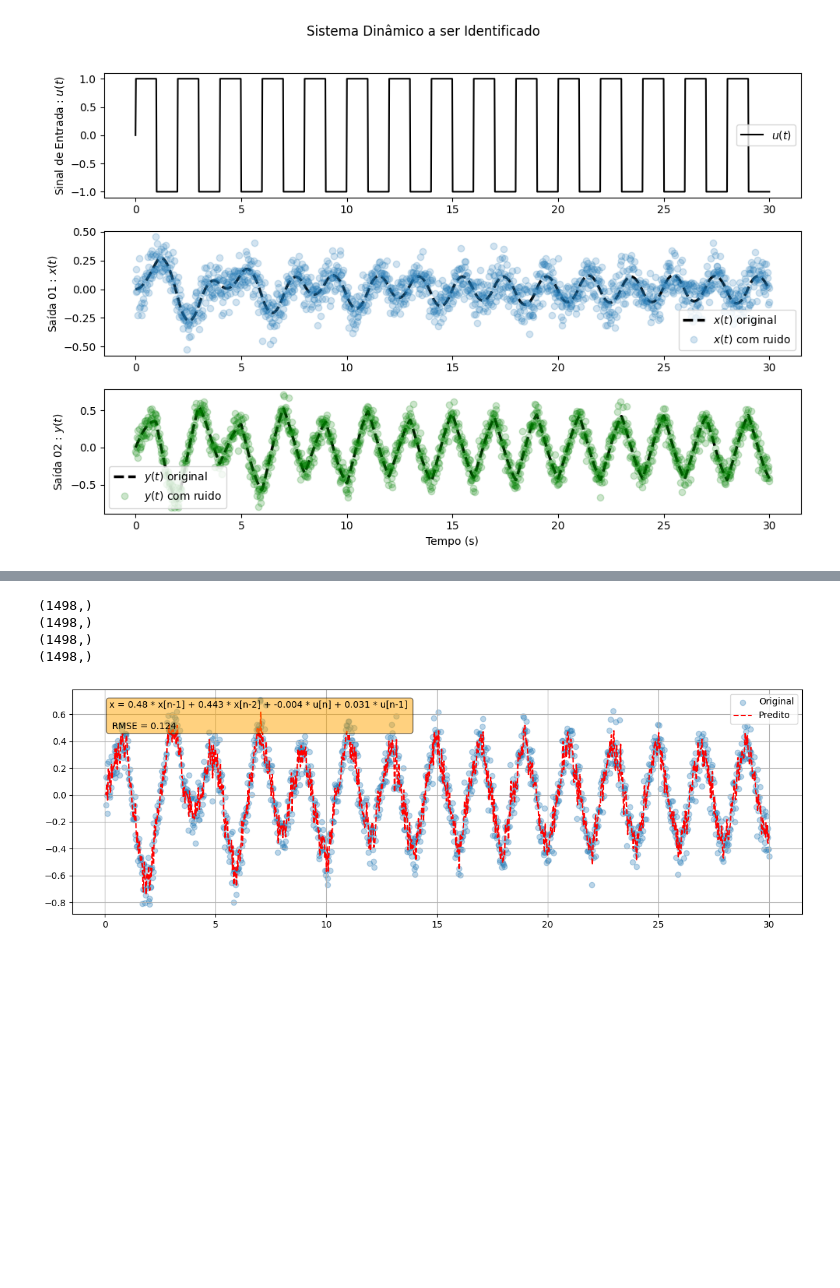
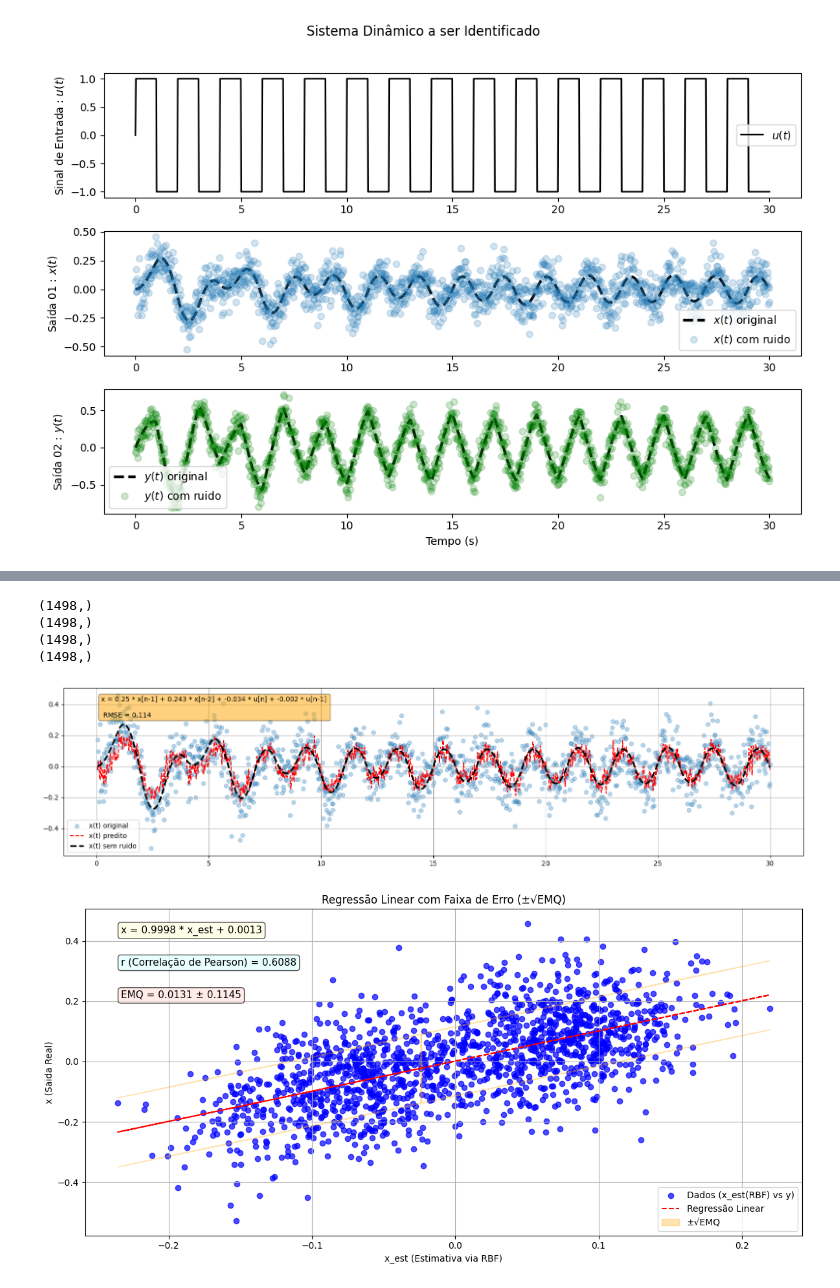
Before and after one commit to EnzoFSouza/computacao_numerica, a Jupyter notebook: Projeto_01_U2.ipynb, the cells around one changed output, grey strips where cells are left out. Saved outputs shown, nothing was run; the diff lists cells and outputs as text; code cells hidden in the pictures; blank space fills up the shorter version.

```diff
--- a/Projeto_01_U2.ipynb
+++ b/Projeto_01_U2.ipynb
@@ -108,51 +145,86 @@ plt.show()
 # %%
-#Ajustando para x
-# x[n] = w0 * x[n-1] + w1 * x[n-2] + w2 * u[n] + w3 * u[n-1]
-#MMQ --> w1 = la.pinv(phi_y1) @ y
-#RBF --> w1 com fiuncoes RBF
+#Ajustando para x via MMQ
 
 #Numero de dados para treinar
 n = 500
 
 t = data[2:, 0] #tempo
-u = data[2:, 1] #u[n-1]
-U1 = data[1:-1, 1]
+u = data[2:, 1] #entrada
+U1 = data[1:-1, 1] #u[n-1]
 
-x = data[2:, 3] #saida
-X1 = data[1:-1, 3] #y[n-1]
-X2 = data[:-2, 3] #y[n-2]
+x = data[2:, 2] #saida
+X1 = data[1:-1, 2] #x[n-1]
+X2 = data[:-2, 2] #x[n-2]
 
 print(X1.shape)
 print(X2.shape)
 print(u.shape)
 print(U1.shape)
 
 X = np.column_stack((X1, X2, u, U1))
 
-#MMQ
-w = (la.inv(X.T@X))@X.T@y
-x_pred = X@w
+#w = (la.inv(X.T@X))@X.T@x
+w = la.pinv(X) @ x
+x_est = X@w
 
-rmse = np.sqrt(np.mean((x_pred - x) ** 2))
+EMQX = np.mean((x - x_est) ** 2)
+RMSE = np.sqrt(np.mean((x_est - x) ** 2))
 
-modelo = (f"x = {w[0]:.2f} * x[n-1] + {w[1]:.3f} * x[n-2] + {w[2]:.3f} * u[n] + "
-            f"{w[3]:.3f} * u[n-1] \n\n RMSE = {rmse:.3f}")
+modelo = (f"x = {w[0]:.2f} * x[n-1] + {w[1]:.3f} * x[n-2] + {w[2]:.3f} * u[n] + {w[3]:.3f} * u[n-1] \n\n RMSE = {RMSE:.3f}")
 
-plt.figure(figsize=(12,4))
-plt.scatter(t, x, alpha = 0.3, label = "Original")
-plt.plot(t, x_pred,'--r', label = "Predito")
+plt.figure(figsize=(16,4))
+plt.scatter(t, x, alpha = 0.3, label = "x(t) original")
+plt.plot(t, x_est,'--r', label = "x(t) predito")
+plt.plot(t, x1[2:], '--k', lw = 2.5, label = "x(t) sem ruido")
 plt.grid()
 plt.legend()
 plt.gca().text(0.05, 0.95, modelo, transform=plt.gca().transAxes,
                fontsize=10, verticalalignment='top',
                bbox=dict(boxstyle='round', facecolor='orange', alpha=0.5))
 
 plt.tight_layout()
 plt.show()
+
+a, b, r_val, p_val, std_err = linregress(x_est, x)
+corr, _ = pearsonr(x_est, x)
+x_reg = a * x_est + b
+
+plt.figure(figsize=(12, 6))
+plt.scatter(x_est, x, alpha = 0.7, label = 'Dados (x_est(RBF) vs y)', color = 'blue')
+plt.plot(x_est, x_reg, '--r', label = 'Regressão Linear')
+
+plt.fill_between(x_est, x_reg - RMSE, x_reg + RMSE,
+                 color = 'orange', alpha = 0.3, label = '±√EMQ')
+
+reg_eq = f"x = {a:.4f} * x_est + {b:.4f}"
+corr_text = f"r (Correlação de Pearson) = {corr:.4f}"
+emq_text = f"EMQ = {EMQX:.4f} ± {RMSE:.4f}"
+
+plt.text(0.05, 0.95, reg_eq, transform=plt.gca().transAxes,
+         fontsize = 11, verticalalignment = 'top',
+         bbox = dict(boxstyle = "round", facecolor = 'lightyellow', alpha = 0.7))
+
+plt.text(0.05, 0.85, corr_text, transform=plt.gca().transAxes,
+         fontsize = 11, verticalalignment = 'top',
+         bbox = dict(boxstyle = "round", facecolor = 'lightcyan', alpha = 0.7))
+
+plt.text(0.05, 0.75, emq_text, transform=plt.gca().transAxes,
+         fontsize = 11, verticalalignment = 'top',
+         bbox = dict(boxstyle = "round", facecolor = 'mistyrose', alpha = 0.7))
+
+plt.xlabel("x_est (Estimativa via RBF)")
+plt.ylabel("x (Saida Real)")
+plt.title("Regressão Linear com Faixa de Erro (±√EMQ)")
+plt.legend()
+plt.grid()
+
+plt.tight_layout()
+plt.show()
 # %% [output]
 (1498,)
 (1498,)
 (1498,)
 (1498,)
-[figure, old version]
+[figure, new version]
+[figure, added]
 # %%
```
Also changed, not shown: parts of 6 cells of this notebook.
